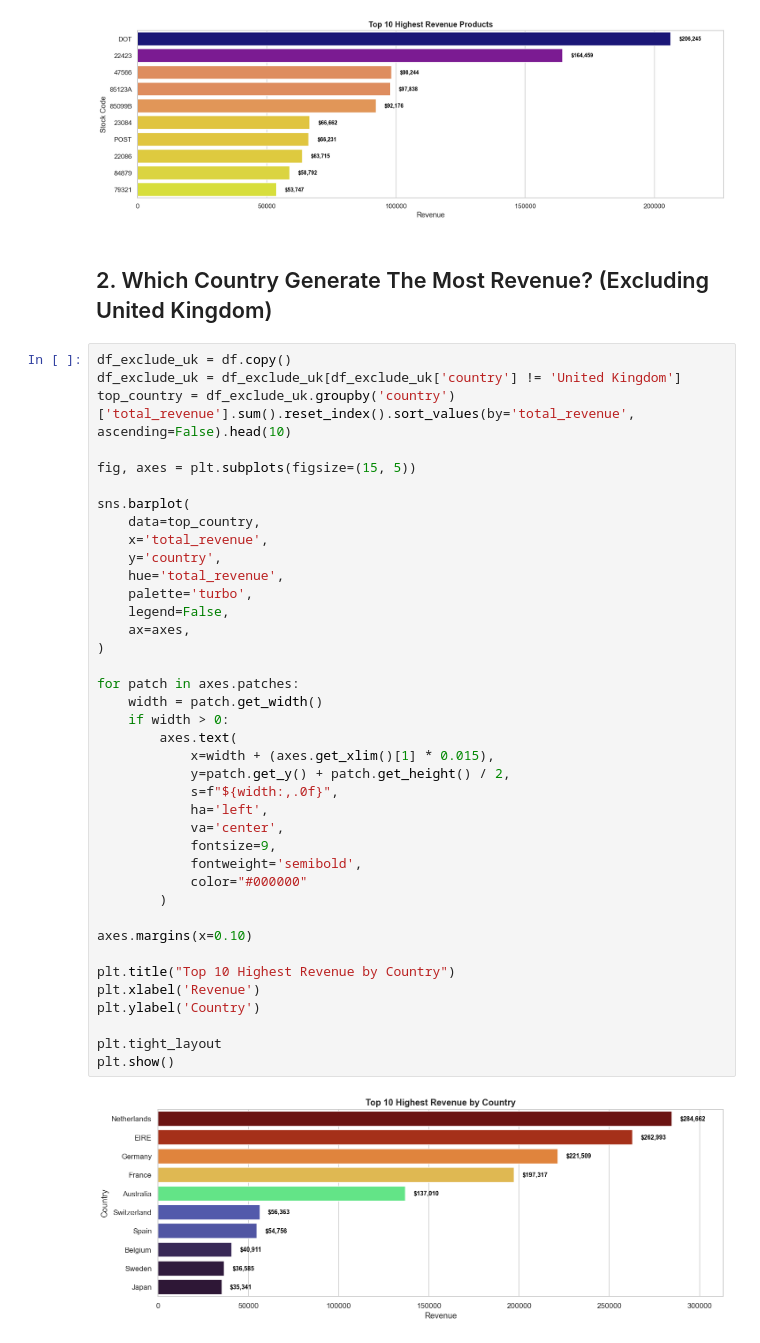
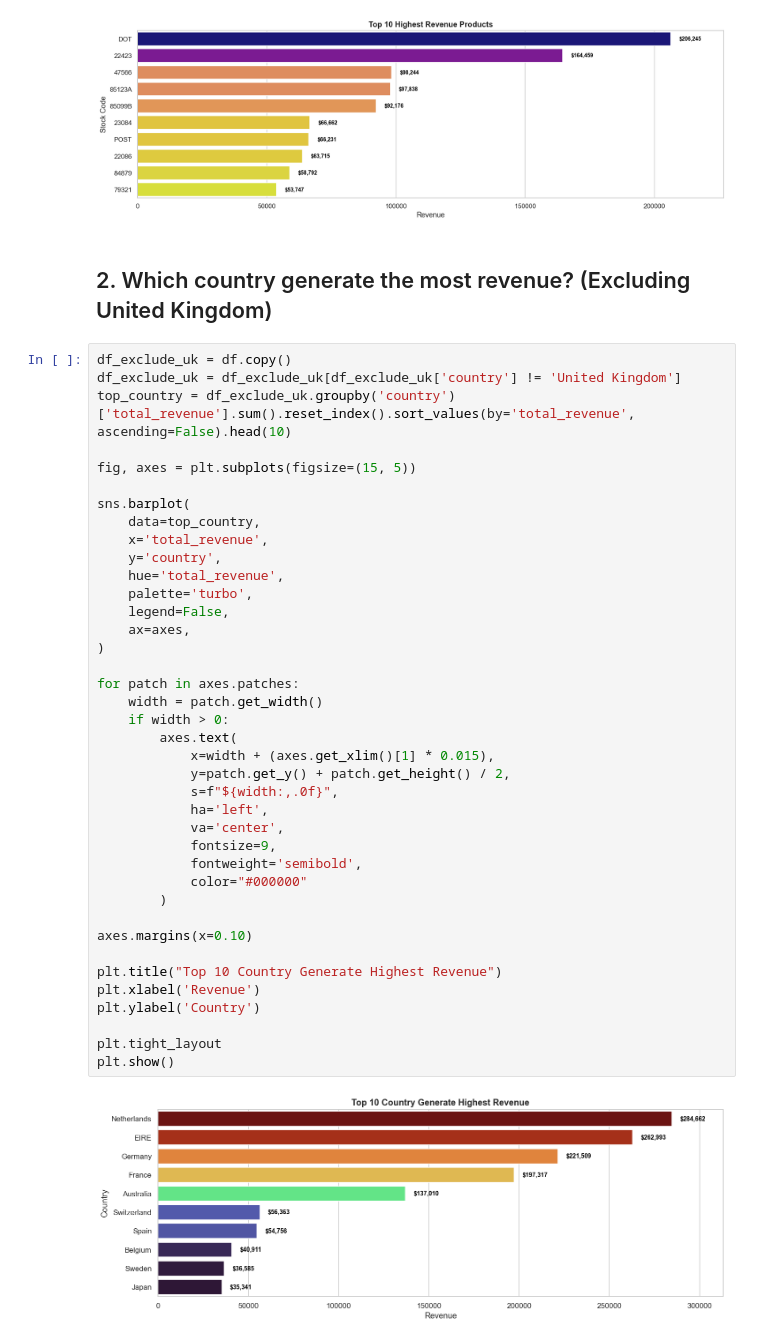
Before and after one commit to Lyvinthai/Retail_Sales_Data_Analytics, a Jupyter notebook: noteboook/eda.ipynb, the cells around one changed output. Saved outputs shown, nothing was run; the diff lists cells and outputs as text.

```diff
--- a/noteboook/eda.ipynb
+++ b/noteboook/eda.ipynb
@@ -110,7 +110,7 @@ plt.show()
 # %% [output]
 [figure]
 # %% [markdown]
-## 2. Which Country Generate The Most Revenue? (Excluding United Kingdom)
+## 2. Which country generate the most revenue? (Excluding United Kingdom)
 # %%
 df_exclude_uk = df.copy()
 df_exclude_uk = df_exclude_uk[df_exclude_uk['country'] != 'United Kingdom']
@@ -123,32 +123,32 @@ sns.barplot(
     x='total_revenue',
     y='country',
     hue='total_revenue',
     palette='turbo',
     legend=False,
     ax=axes,
 )
 
 for patch in axes.patches:
     width = patch.get_width()
     if width > 0:
         axes.text(
             x=width + (axes.get_xlim()[1] * 0.015),
             y=patch.get_y() + patch.get_height() / 2,
             s=f"${width:,.0f}",
             ha='left',
             va='center',
             fontsize=9,
             fontweight='semibold',
             color="#000000"
         )
 
 axes.margins(x=0.10)
 
-plt.title("Top 10 Highest Revenue by Country")
+plt.title("Top 10 Country Generate Highest Revenue")
 plt.xlabel('Revenue')
 plt.ylabel('Country')
 
 plt.tight_layout
 plt.show()
 # %% [output]
-[figure, old version]
+[figure, new version]
```
Also changed, not shown: parts of 4 cells of this notebook.
